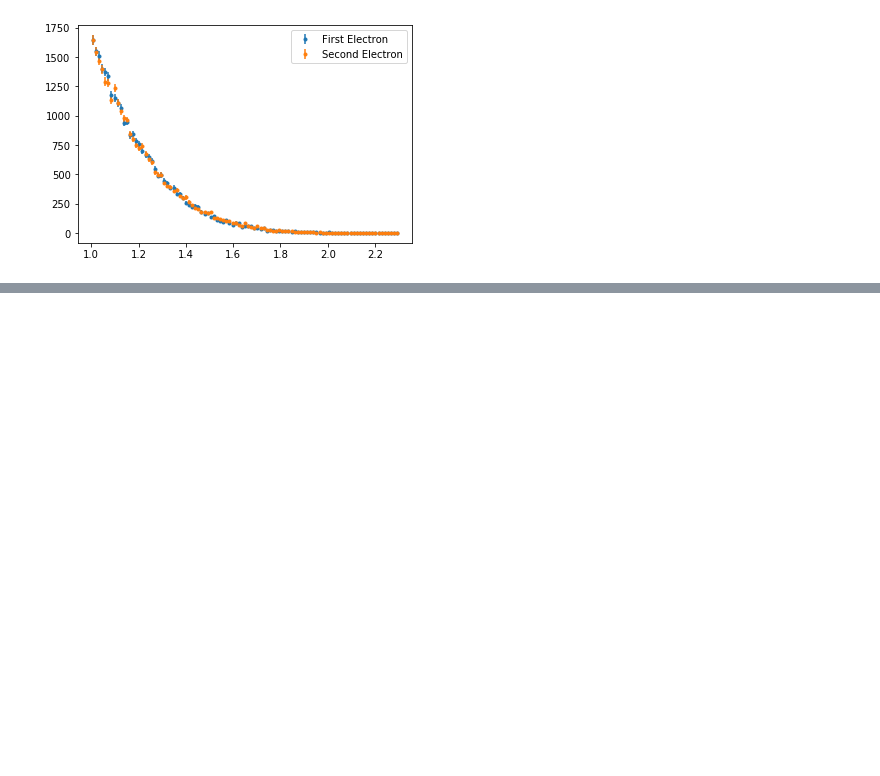
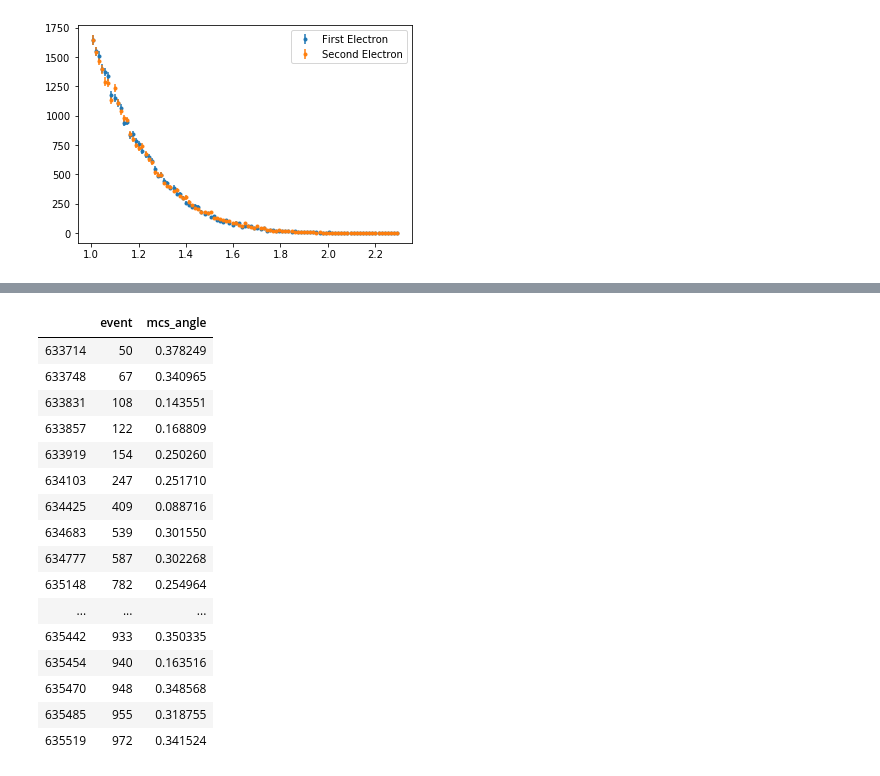
Before and after one commit to k-woodruff/bb2nu, a Jupyter notebook: bb2nu_signal_distribution.ipynb, the cells around one changed output, grey strips where cells are left out. Saved outputs shown, nothing was run; the diff lists cells and outputs as text; code cells hidden in the pictures; blank space fills up the shorter version.

```diff
--- a/bb2nu_signal_distribution.ipynb
+++ b/bb2nu_signal_distribution.ipynb
@@ -420,0 +507,3 @@ plt.legend()
+# %%
+events_lowscattering = df_particles[(df_particles['event'] < 1000) & (df_particles['mcs_angle'] < 0.4)]
+events_lowscattering_s = df_particles_selection[(df_particles_selection['event'] < 1000) & (df_particles_selection['mcs_angle'] < 0.4)]
@@ -420,0 +526,20 @@ plt.legend()
+# %%
+events_lowscattering_s[['event', 'mcs_angle']]
+# %% [output]
+|  | event | mcs_angle |
+| 633714 | 50 | 0.378249 |
+| 633748 | 67 | 0.340965 |
+| 633831 | 108 | 0.143551 |
+| 633857 | 122 | 0.168809 |
+| 633919 | 154 | 0.250260 |
+| 634103 | 247 | 0.251710 |
+| 634425 | 409 | 0.088716 |
+| 634683 | 539 | 0.301550 |
+| 634777 | 587 | 0.302268 |
+| 635148 | 782 | 0.254964 |
+| ... | ... | ... |
+| 635442 | 933 | 0.350335 |
+| 635454 | 940 | 0.163516 |
+| 635470 | 948 | 0.348568 |
+| 635485 | 955 | 0.318755 |
+| 635519 | 972 | 0.341524 |
```
Also changed, not shown: parts of 7 cells of this notebook.
